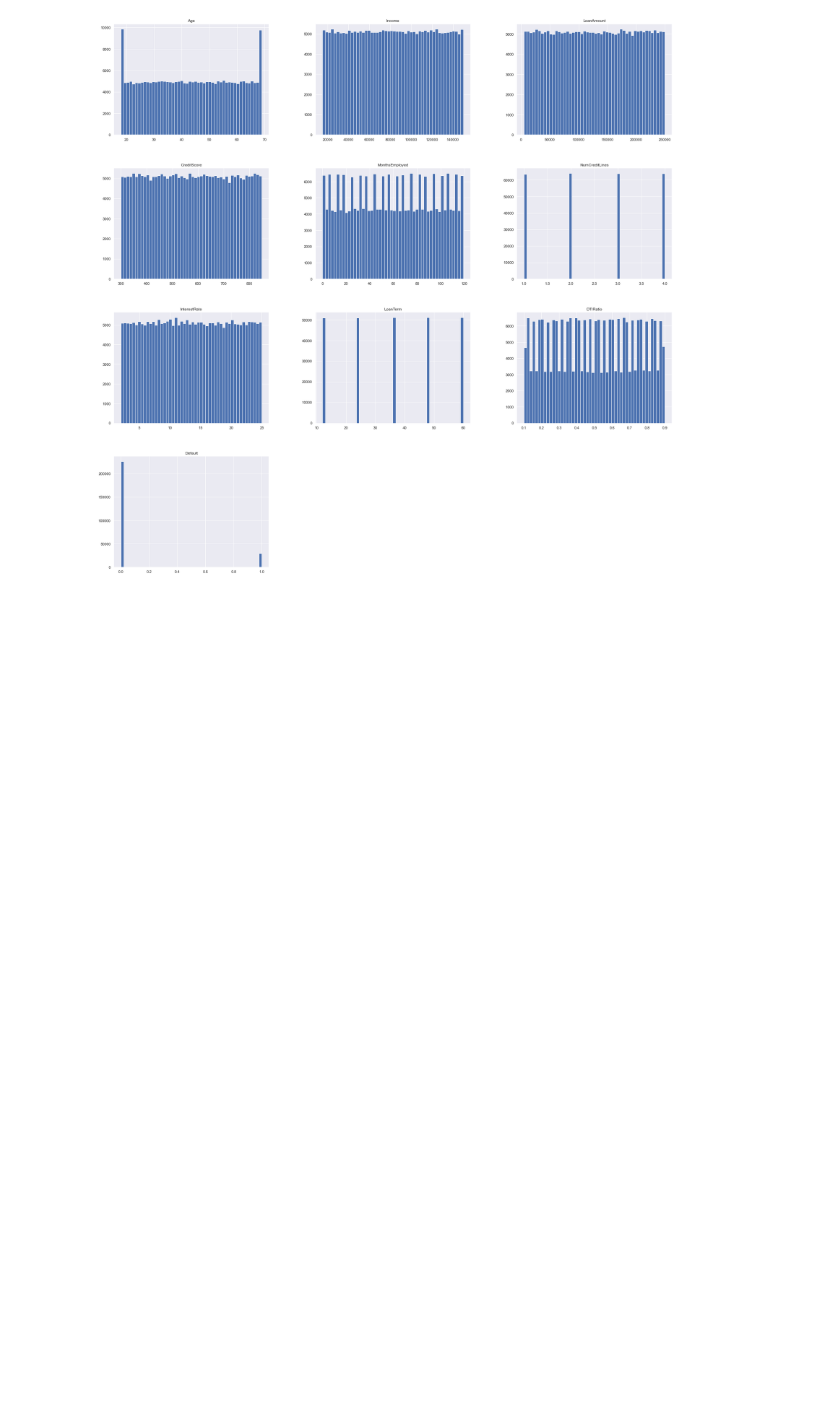
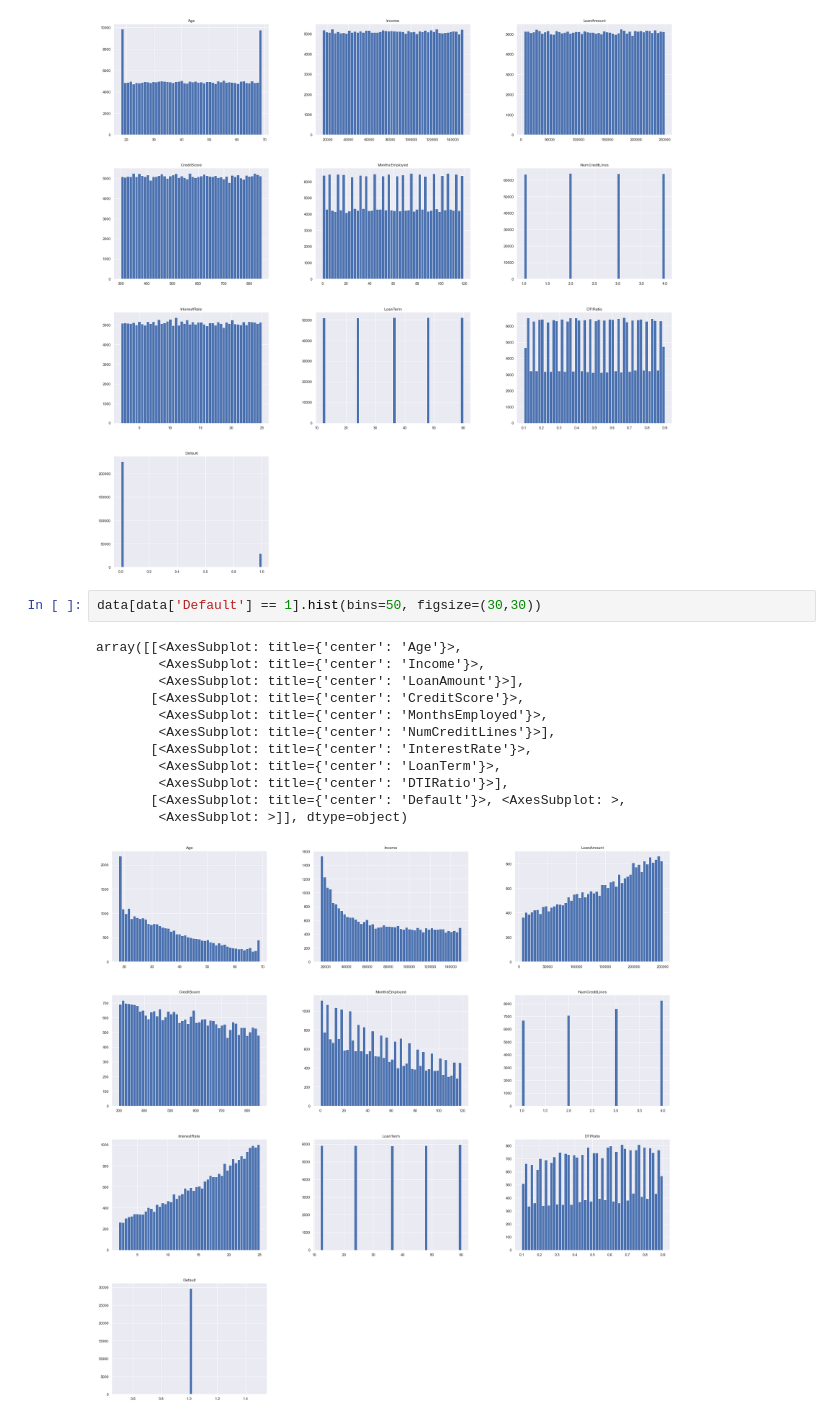
Before and after one commit to Drodriguez-9/european_vote_analysis, a Jupyter notebook: notebooks/data_exploration.ipynb, the cells around one changed output. Drawn from its saved outputs; the diff is of its cells as text; blank space fills up the shorter version.

```diff
--- a/notebooks/data_exploration.ipynb
+++ b/notebooks/data_exploration.ipynb
@@ -105,3 +105,18 @@ array([[<AxesSubplot: title={'center': 'Age'}>,
        [<AxesSubplot: title={'center': 'Default'}>, <AxesSubplot: >,
         <AxesSubplot: >]], dtype=object)
 [figure]
+# %%
+data[data['Default'] == 1].hist(bins=50, figsize=(30,30))
+# %% [output]
+array([[<AxesSubplot: title={'center': 'Age'}>,
+        <AxesSubplot: title={'center': 'Income'}>,
+        <AxesSubplot: title={'center': 'LoanAmount'}>],
+       [<AxesSubplot: title={'center': 'CreditScore'}>,
+        <AxesSubplot: title={'center': 'MonthsEmployed'}>,
+        <AxesSubplot: title={'center': 'NumCreditLines'}>],
+       [<AxesSubplot: title={'center': 'InterestRate'}>,
+        <AxesSubplot: title={'center': 'LoanTerm'}>,
+        <AxesSubplot: title={'center': 'DTIRatio'}>],
+       [<AxesSubplot: title={'center': 'Default'}>, <AxesSubplot: >,
+        <AxesSubplot: >]], dtype=object)
+[figure, added]
```
Also changed, not shown: parts of 3 cells of this notebook.
